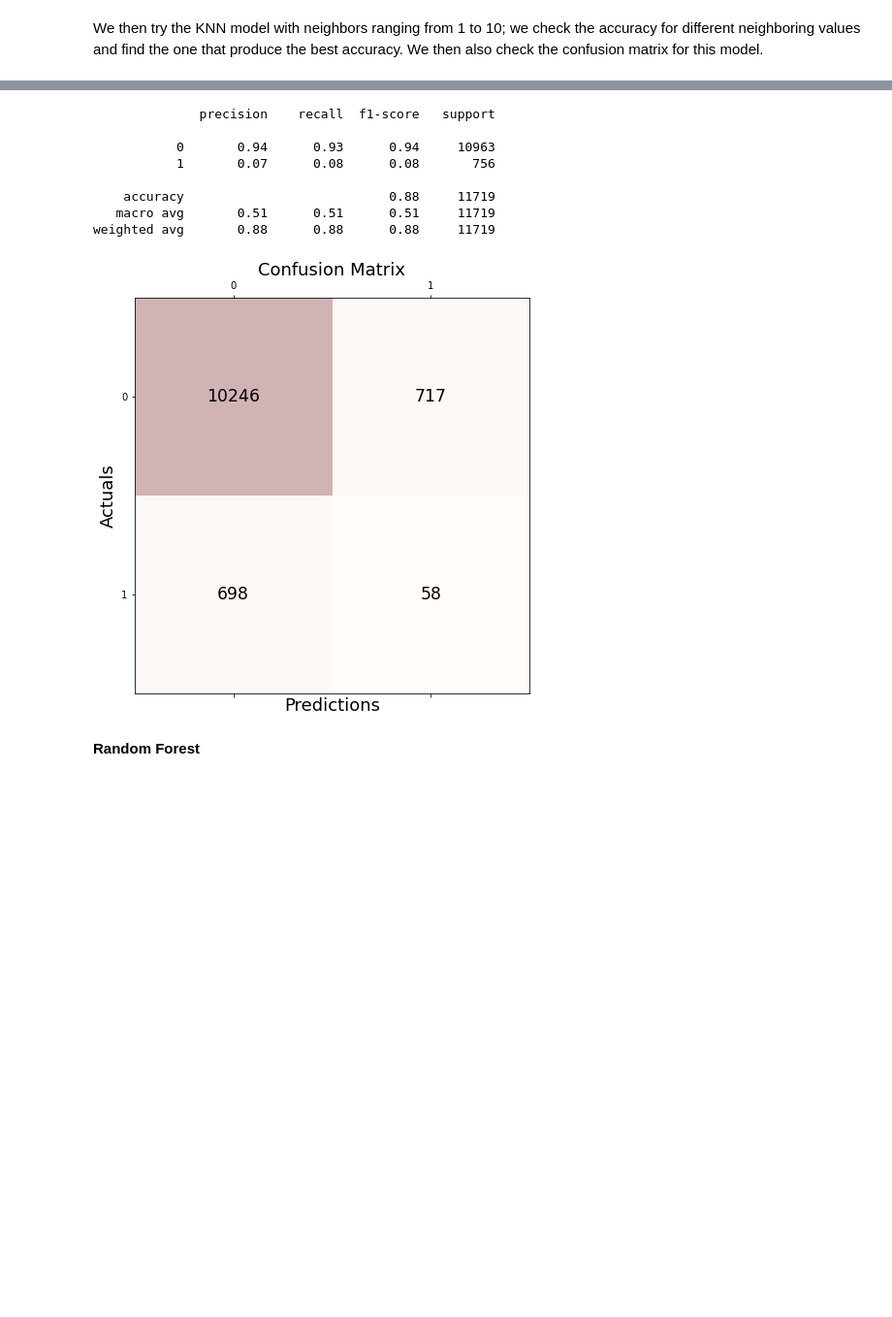
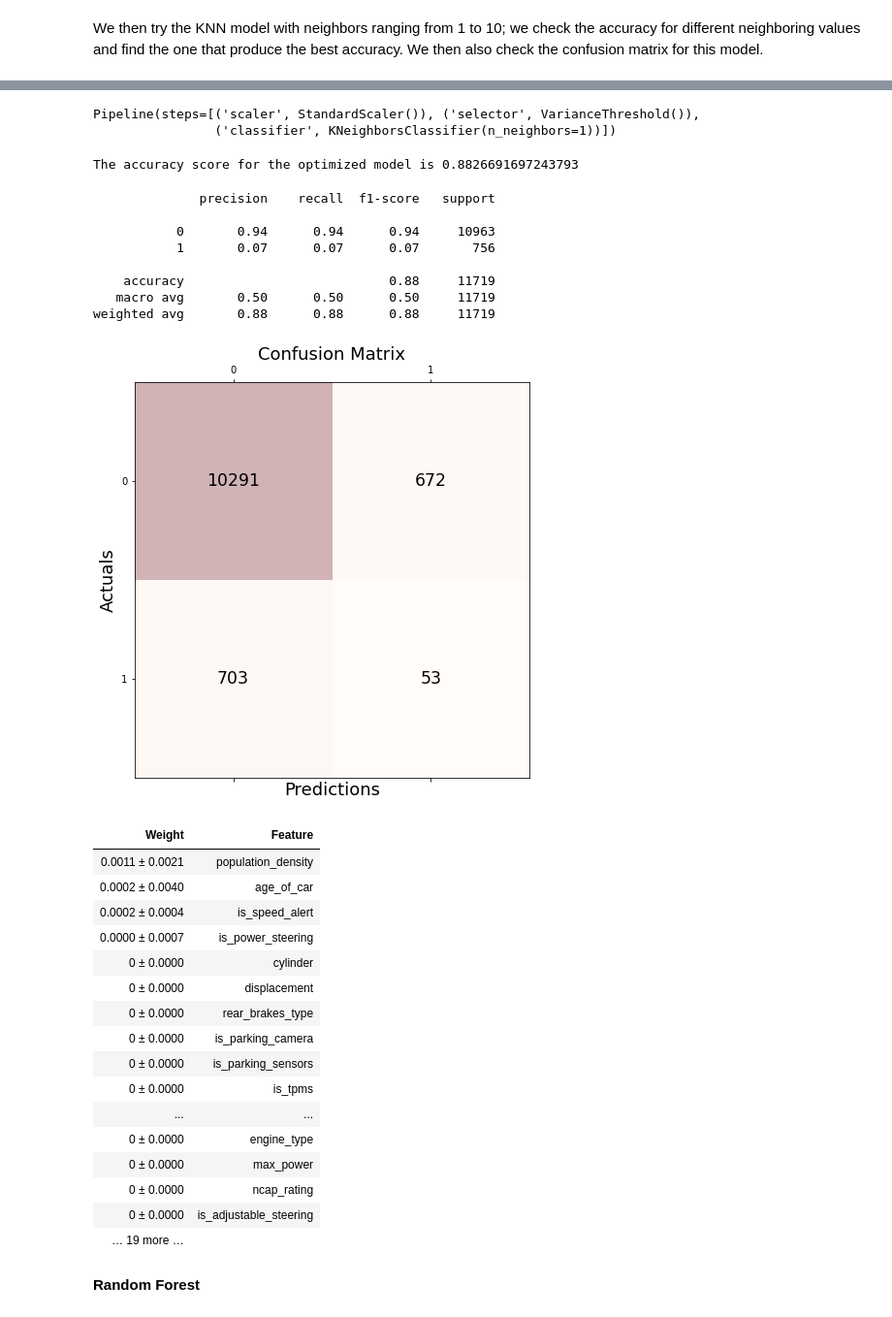
Before and after one commit to vikizzz/car_insurance_claim_prediction, a Jupyter notebook: Car_Insurance_Claim_Prediction.ipynb, the cells around one changed output, grey strips where cells are left out. Shown: that part at 97% size. Drawn from its saved outputs; the diff is of its cells as text; code cells hidden in the pictures; blank space fills up the shorter version.

Commit message:
update models details

```diff
--- a/Car_Insurance_Claim_Prediction.ipynb
+++ b/Car_Insurance_Claim_Prediction.ipynb
@@ -433,0 +405,7 @@ The accuracy score for test set is 0.8792559092072703
+# %%
+# fit grid search
+best_model = grid.fit(X_train, y_train)
+# %%
+# get the model with highest accuracy from grid search
+p_accu = best_model.cv_results_['params'][ np.argmin(best_model.cv_results_['rank_test_accuracy']) ]
+p_accu
@@ -434,13 +414,27 @@ The accuracy score for test set is 0.8792559092072703
+# %%
+# set the selected parameter to the pipeline
+pipe.set_params(**p_accu)
+# %% [output]
+Pipeline(steps=[('scaler', StandardScaler()), ('selector', VarianceThreshold()),
+                ('classifier', KNeighborsClassifier(n_neighbors=1))])
+# %%
+# train on the entire training set with the model with highest accuracy from grid search
+knn = pipe.fit(X_train, y_train)
+y_pred = knn.predict(X_test)
+score2 = knn.score(X_test, y_test)
+print("The accuracy score for the optimized model is", score2)
+# %% [output]
+The accuracy score for the optimized model is 0.8826691697243793
 # %%
 print(classification_report(y_test, y_pred))
 
-cm3 = metrics.confusion_matrix(y_test, y_pred)
+cm2 = metrics.confusion_matrix(y_test, y_pred)
 
 fig, ax = plt.subplots(figsize=(7.5, 7.5))
-ax.matshow(cm3, cmap=plt.cm.Reds, alpha=0.3)
-for i in range(cm3.shape[0]):
-    for j in range(cm3.shape[1]):
-        ax.text(x=j, y=i,s=cm3[i, j], va='center', ha='center', size='xx-large')
+ax.matshow(cm2, cmap=plt.cm.Reds, alpha=0.3)
+for i in range(cm2.shape[0]):
+    for j in range(cm2.shape[1]):
+        ax.text(x=j, y=i,s=cm2[i, j], va='center', ha='center', size='xx-large')
 
 plt.xlabel('Predictions', fontsize=18)
 plt.ylabel('Actuals', fontsize=18)
@@ -449,13 +443,36 @@ plt.show()
 # %% [output]
               precision    recall  f1-score   support
 
-           0       0.94      0.93      0.94     10963
-           1       0.07      0.08      0.08       756
+           0       0.94      0.94      0.94     10963
+           1       0.07      0.07      0.07       756
 
     accuracy                           0.88     11719
-   macro avg       0.51      0.51      0.51     11719
+   macro avg       0.50      0.50      0.50     11719
 weighted avg       0.88      0.88      0.88     11719
-[figure, old version]
+[figure, new version]
+# %%
+# finding the Permutation importance
+
+perm = PermutationImportance(knn).fit(X_test, y_test)
+eli5.show_weights(perm, feature_names = X_test.columns.tolist())
+# %% [output]
+| Weight | Feature |
+| 0.0011 ± 0.0021 | population_density |
+| 0.0002 ± 0.0040 | age_of_car |
+| 0.0002 ± 0.0004 | is_speed_alert |
+| 0.0000 ± 0.0007 | is_power_steering |
+| 0 ± 0.0000 | cylinder |
+| 0 ± 0.0000 | displacement |
+| 0 ± 0.0000 | rear_brakes_type |
+| 0 ± 0.0000 | is_parking_camera |
+| 0 ± 0.0000 | is_parking_sensors |
+| 0 ± 0.0000 | is_tpms |
+| ... | ... |
+| 0 ± 0.0000 | engine_type |
+| 0 ± 0.0000 | max_power |
+| 0 ± 0.0000 | ncap_rating |
+| 0 ± 0.0000 | is_adjustable_steering |
+| … 19 more … |  |
 # %% [markdown]
 **Random Forest**
 # %% [markdown]
```
Also changed, not shown: parts of 27 cells of this notebook, 1 other file.
